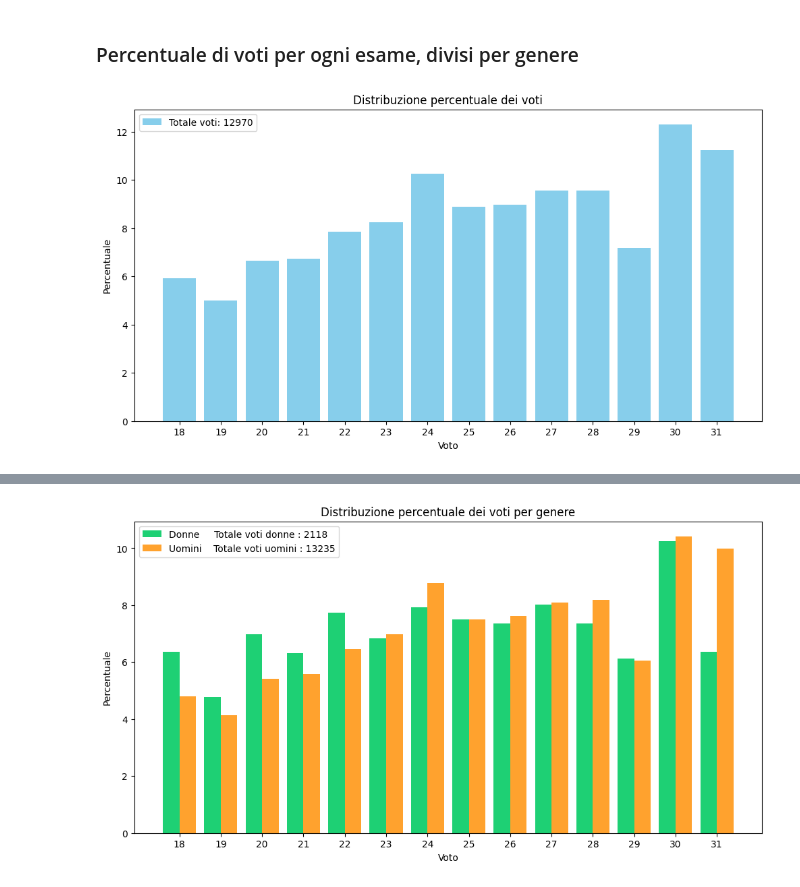
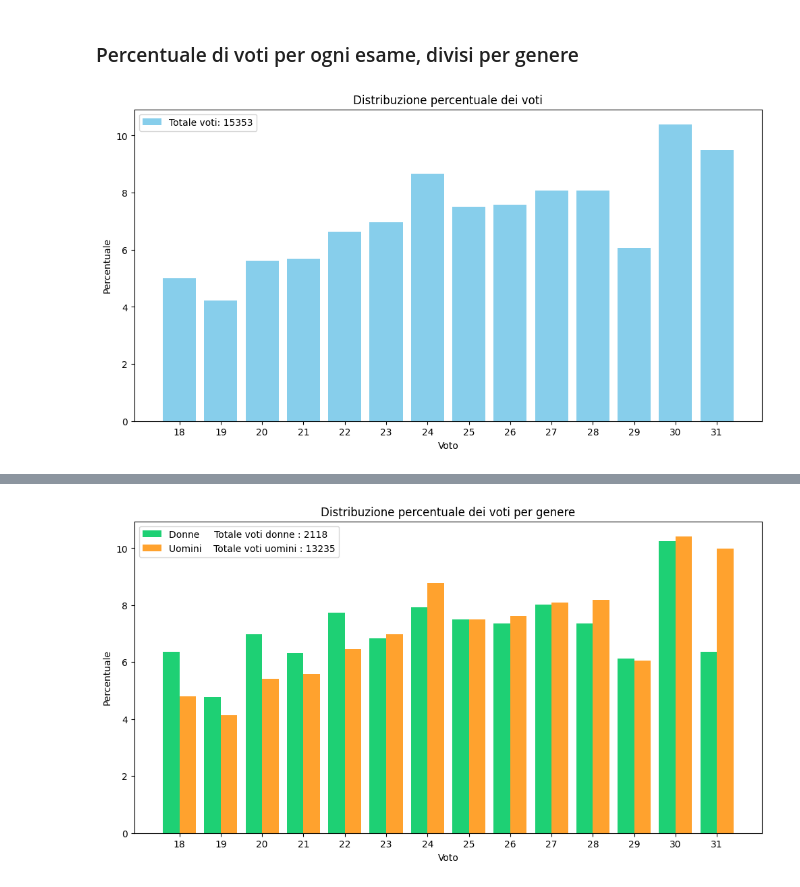
Before and after one commit to lallabelloni/Analisi-differenza-genere-Data-Science, a Jupyter notebook: progetto2.ipynb, the cells around one changed output, grey strips where cells are left out. Cells and saved outputs as stored; diff of their text form; code cells hidden in the pictures.

```diff
--- a/progetto2.ipynb
+++ b/progetto2.ipynb
@@ -33,7 +33,7 @@ print((triennale['GENERE'] == 'F').mean() * 100)
 # %%
 # join triennale
 pt = pd.merge(piani,
-              triennale[['PROGRESSIVO', 'CODCLA', 'GENERE', 'ANAC_INGRESSO', 'ANAC_USCITA','DATA_LAUREA','SITUAZIONE_FINALE','VOTO_LAUREA']],
+              triennale[['PROGRESSIVO', 'CODCLA', 'GENERE', 'ANAC_INGRESSO', 'ANAC_USCITA','DATA_LAUREA','SITUAZIONE_FINALE','VOTO_LAUREA','MEDIA_DIPLOMA','BASE_DIPLOMA','DIPLOMA_LODE','TIPO_ISTITUTO']],
               how="right",
               left_on=["PROGRESSIVO", "CODCLA"],
               right_on=["PROGRESSIVO", "CODCLA"])
@@ -299,19 +350,18 @@ perc_voti = ((pt.groupby('VOTO').size()) / (totale_voti)) * 100
 # analizzo l'andamento per le donne dei voti
 perc_voti_donne = ((pt[pt['GENERE'] == 'F'].groupby('VOTO').size()) / (totale_voti_donne)) * 100
 # %%
-totale_voti = len(pt) # uguale a pt_vecchi, entrambi senza null
+totale_voti = len(pt_vecchi) # uguale a pt_vecchi, entrambi senza null
 voti = pt_vecchi['VOTO'].value_counts().sort_index()
-
 percentuale_voti = (voti / totale_voti) * 100
 
 plt.figure(figsize=(12, 6))
 plt.bar(voti.index, percentuale_voti, color='skyblue', label=f'Totale voti: {totale_voti}')
 plt.xlabel('Voto')
 plt.ylabel('Percentuale')
 plt.title('Distribuzione percentuale dei voti')
 plt.xticks(voti.index)
 
 plt.legend()
 plt.show()
 # %% [output]
-[figure, old version]
+[figure, new version]
```
Also changed, not shown: parts of 33 cells of this notebook.
